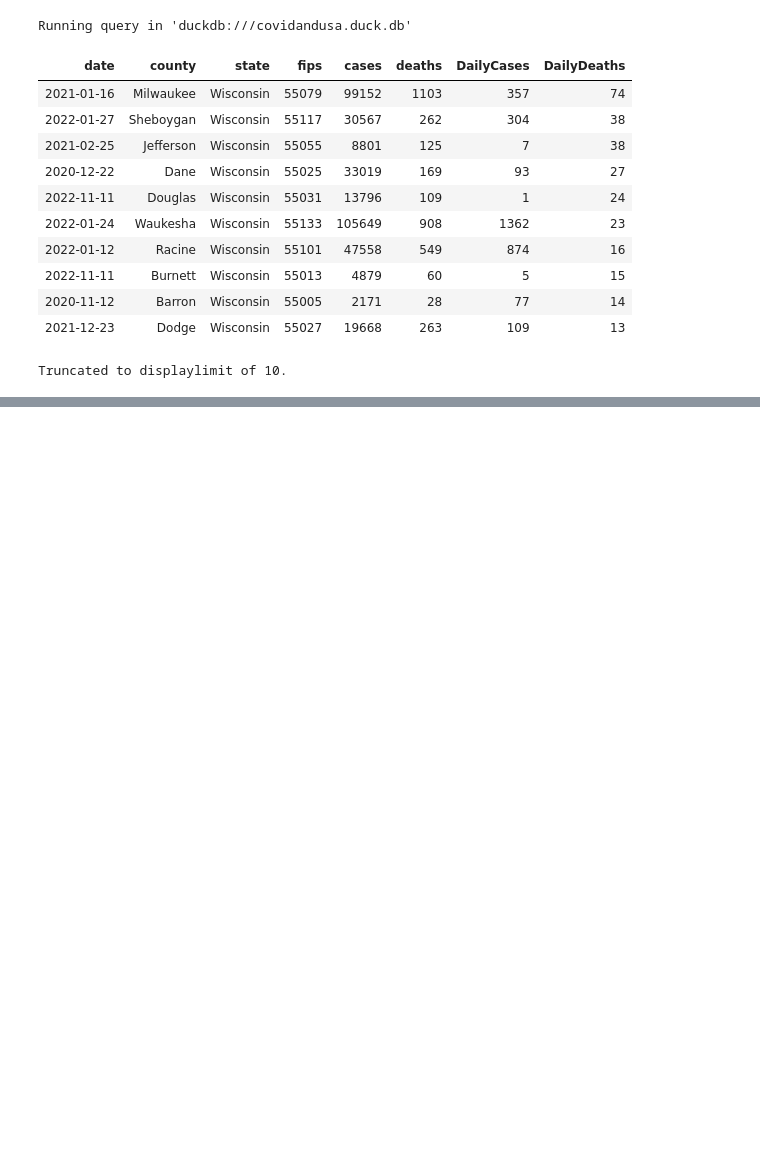
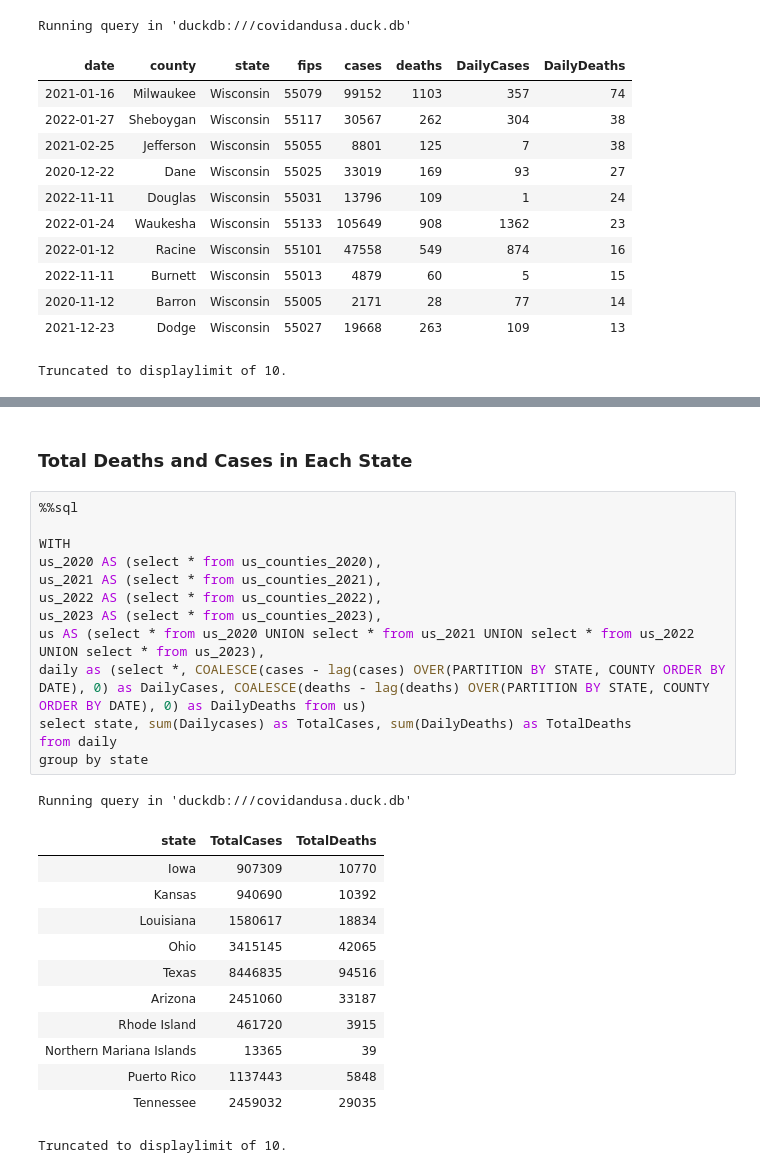
Before and after one commit to onedataengineer21/notebooks, a Jupyter notebook: python/CovidandUSA_SQL.ipynb, the cells around one changed output, grey strips where cells are left out. Drawn from its saved outputs; the diff is of its cells as text; blank space fills up the shorter version.

```diff
--- a/python/CovidandUSA_SQL.ipynb
+++ b/python/CovidandUSA_SQL.ipynb
@@ -529,0 +556,29 @@ Truncated to displaylimit of 10.
+# %% [markdown]
+### Total Deaths and Cases in Each State
+# %%
+%%sql
+
+WITH
+us_2020 AS (select * from us_counties_2020),
+us_2021 AS (select * from us_counties_2021),
+us_2022 AS (select * from us_counties_2022),
+us_2023 AS (select * from us_counties_2023),
+us AS (select * from us_2020 UNION select * from us_2021 UNION select * from us_2022 UNION select * from us_2023),
+daily as (select *, COALESCE(cases - lag(cases) OVER(PARTITION BY STATE, COUNTY ORDER BY DATE), 0) as DailyCases, COALESCE(deaths - lag(deaths) OVER(PARTITION BY STATE, COUNTY ORDER BY DATE), 0) as DailyDeaths from us)
+select state, sum(Dailycases) as TotalCases, sum(DailyDeaths) as TotalDeaths
+from daily
+group by state
+# %% [output]
+Running query in 'duckdb:///covidandusa.duck.db'
+| state | TotalCases | TotalDeaths |
+| Iowa | 907309 | 10770 |
+| Kansas | 940690 | 10392 |
+| Louisiana | 1580617 | 18834 |
+| Ohio | 3415145 | 42065 |
+| Texas | 8446835 | 94516 |
+| Arizona | 2451060 | 33187 |
+| Rhode Island | 461720 | 3915 |
+| Northern Mariana Islands | 13365 | 39 |
+| Puerto Rico | 1137443 | 5848 |
+| Tennessee | 2459032 | 29035 |
+Truncated to displaylimit of 10.
```
Also changed, not shown: parts of 3 cells of this notebook.
